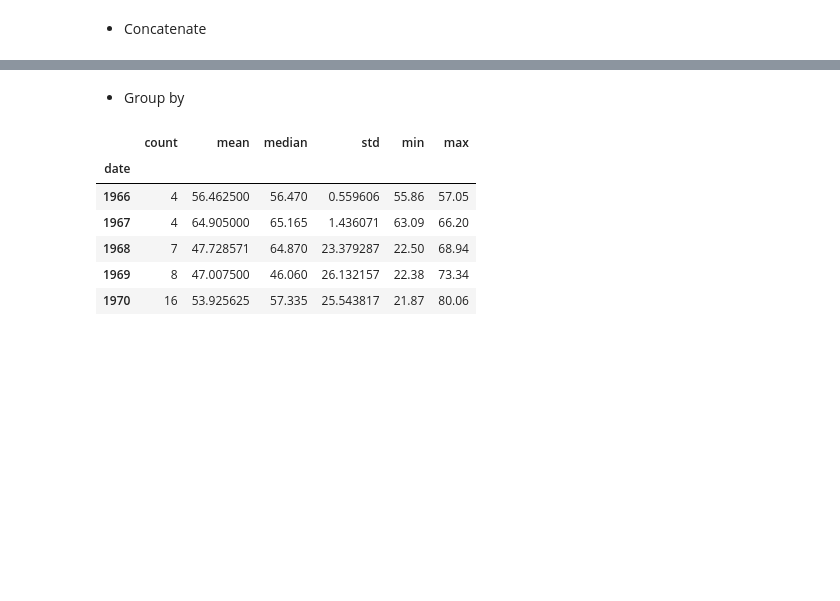
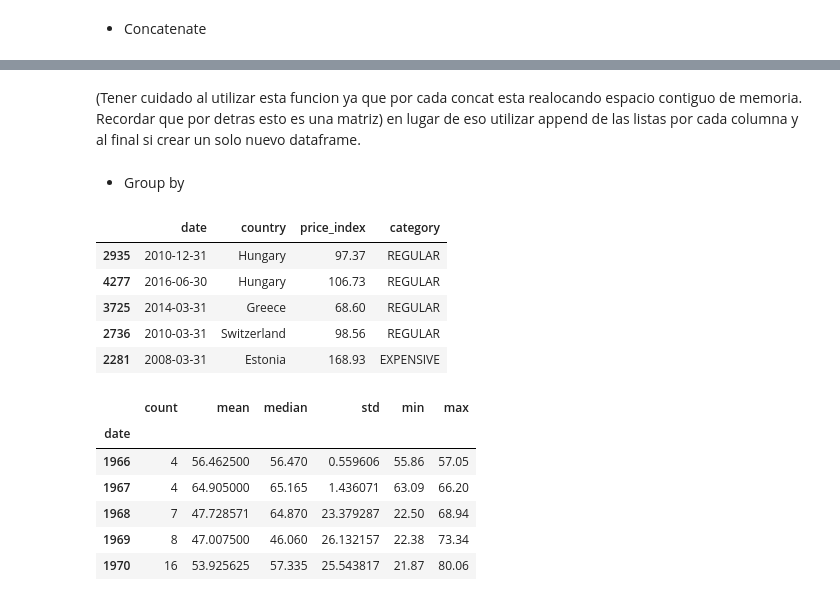
Before and after one commit to emikokic/processing_data_with_pandas, a Jupyter notebook: processing_data_with_pandas_talk.ipynb, the cells around one changed output, grey strips where cells are left out. Cells and saved outputs as stored; diff of their text form; code cells hidden in the pictures; blank space fills up the shorter version.

```diff
--- a/processing_data_with_pandas_talk.ipynb
+++ b/processing_data_with_pandas_talk.ipynb
@@ -345,5 +387,16 @@ df.sample(10)
+# %% [markdown]
+(Tener cuidado al utilizar esta funcion ya que por cada concat esta realocando espacio contiguo de memoria. Recordar que por detras esto es una matriz) en lugar de eso utilizar append de las listas por cada columna y al final si crear un solo nuevo dataframe.
 # %% [markdown]
 - Group by
+# %%
+df.sample(5)
+# %% [output]
+|  | date | country | price_index | category |
+| 2935 | 2010-12-31 | Hungary | 97.37 | REGULAR |
+| 4277 | 2016-06-30 | Hungary | 106.73 | REGULAR |
+| 3725 | 2014-03-31 | Greece | 68.60 | REGULAR |
+| 2736 | 2010-03-31 | Switzerland | 98.56 | REGULAR |
+| 2281 | 2008-03-31 | Estonia | 168.93 | EXPENSIVE |
 # %%
 df_gb = df.groupby(df['date'].dt.year)
 # %%
```
Also changed, not shown: parts of 13 cells of this notebook.
